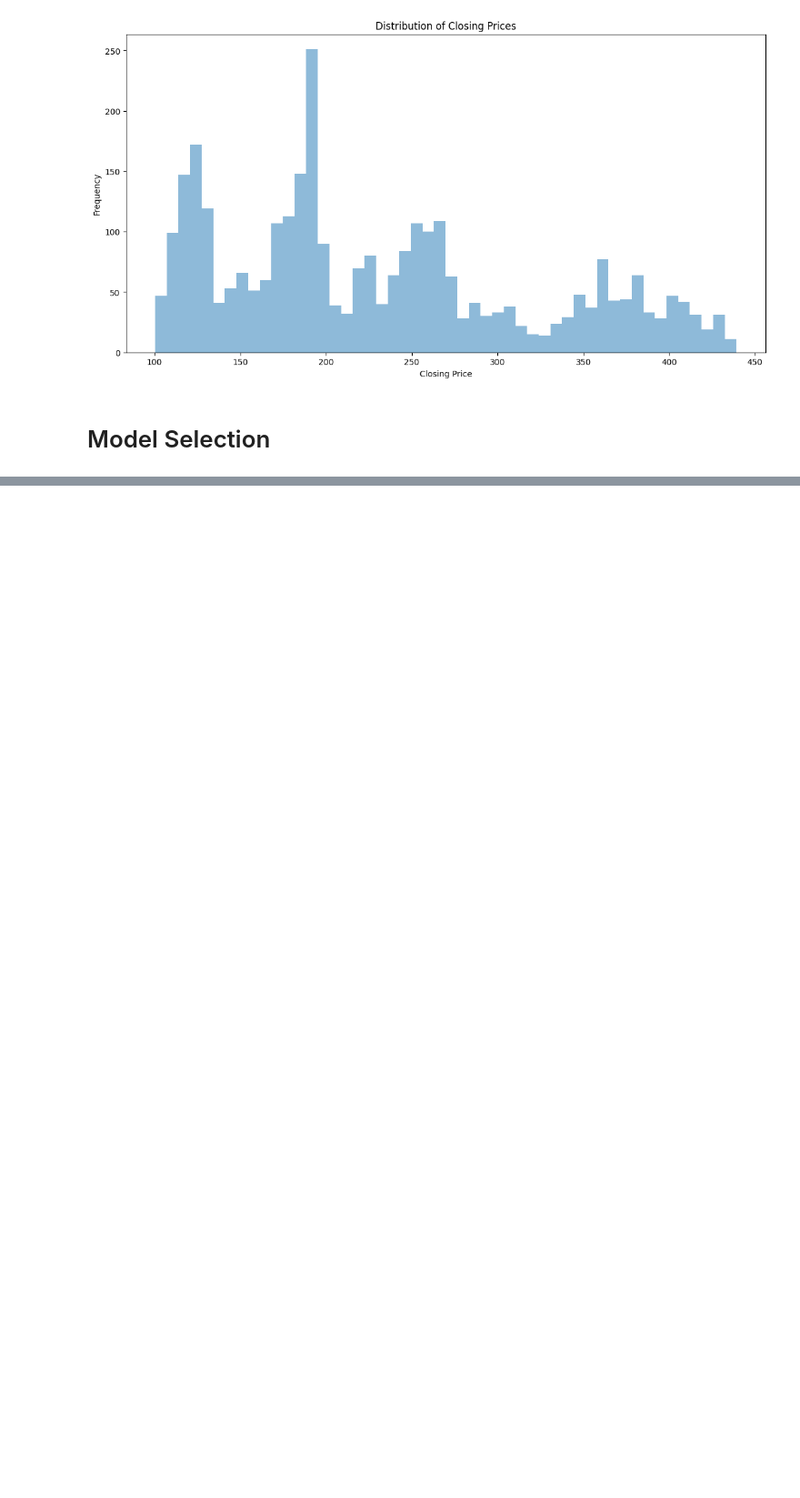
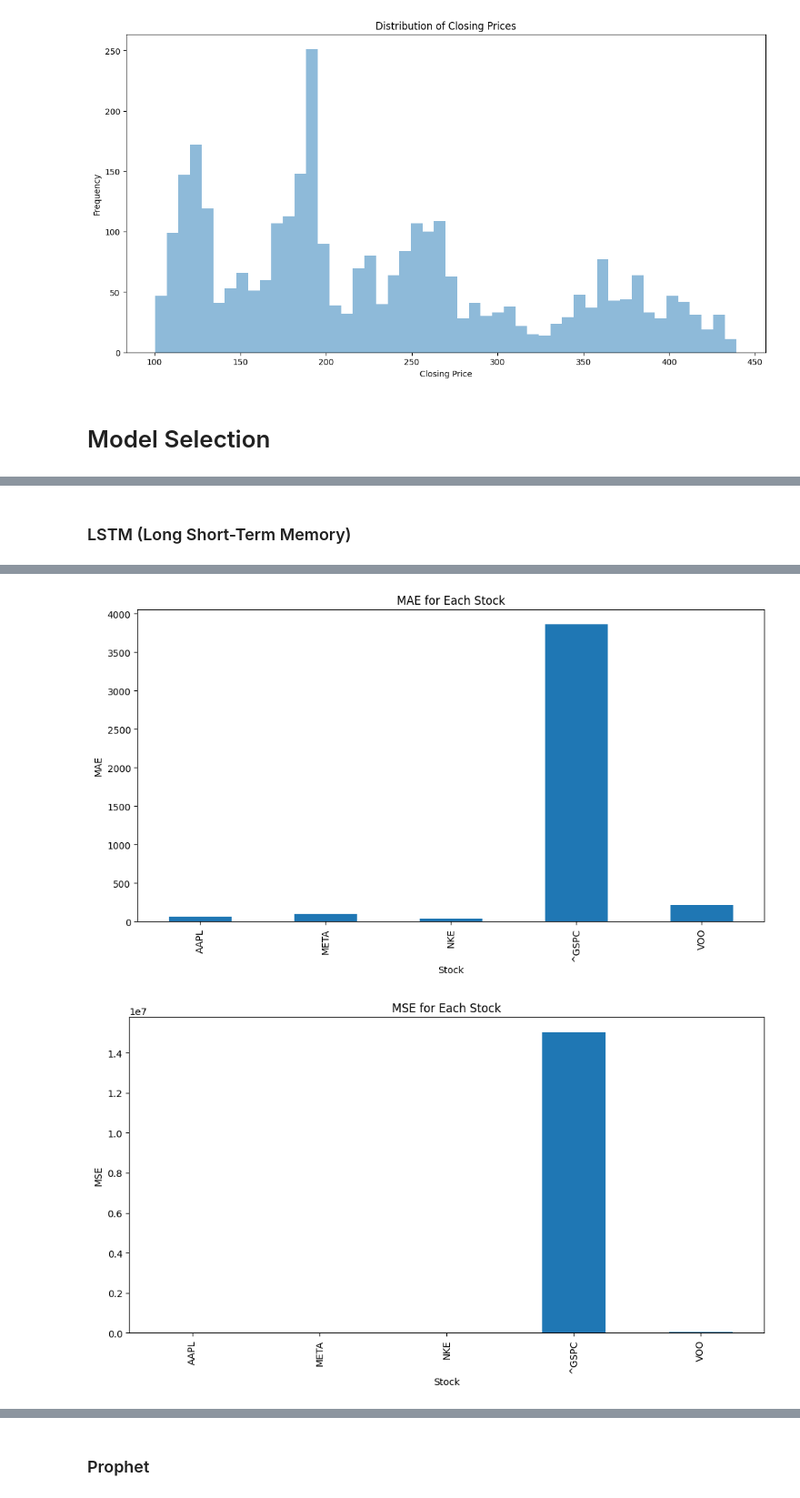
Before and after one commit to Jsosau24/Stock_Prediction_ML_Project, a Jupyter notebook: Stock Predictor.ipynb, the cells around one changed output, grey strips where cells are left out. Shown at 91% size. Drawn from its saved outputs; the diff is of its cells as text; code cells hidden in the pictures; blank space fills up the shorter version.

```diff
--- a/Stock Predictor.ipynb
+++ b/Stock Predictor.ipynb
@@ -435,0 +585,66 @@ plt.show()
+# %% [markdown]
+### LSTM (Long Short-Term Memory)
+# %%
+def train_model_lstm(stock, data):
+    # Drop any rows with missing values
+    data = data.dropna()
+
+    # Preprocess the data
+    X_train, X_test, y_train, y_test = split_data(data, 'NextClose', 0.2)
+
+    # Convert DataFrame to Numpy array before reshaping
+    X_train, X_test = X_train.values, X_test.values
+
+    # Reshape the data to add a third dimension
+    X_train = X_train.reshape((X_train.shape[0], X_train.shape[1], 1))
+    X_test = X_test.reshape((X_test.shape[0], X_test.shape[1], 1))
+
+    # Reshape the data to add a third dimension
+    X_train = X_train.reshape((X_train.shape[0], X_train.shape[1], 1))
+    X_test = X_test.reshape((X_test.shape[0], X_test.shape[1], 1))
+
+    # Define the LSTM model
+    model = Sequential()
+    model.add(LSTM(units=50, return_sequences=True, input_shape=(X_train.shape[1], 1)))
+    model.add(Dropout(0.2))
+    model.add(LSTM(units=50, return_sequences=False))
+    model.add(Dropout(0.2))
+    model.add(Dense(units=1))
+
+    # Compile the model
+    model.compile(optimizer='adam', loss='mean_squared_error')
+
+    # Train the model
+    model.fit(X_train, y_train, epochs=50, batch_size=32)
+
+    # Use the model to make predictions
+    predictions = model.predict(X_test)
+
+    # Evaluate the model
+    mae, mse, rmse = evaluate(predictions, y_test)
+
+    return stock, mae, mse, rmse
+
+def train_wrapper(args):
+    return train_model_lstm(*args)
+
+with concurrent.futures.ThreadPoolExecutor() as executor:
+    # Use the executor to map the train_wrapper function to the arguments
+    results = executor.map(train_wrapper, zip(stocks, dta))
+
+# Convert the results to a list
+results_list_lstm = list(results)
+
+# Create a DataFrame from the results
+results_df_lstm = pd.DataFrame(results_list_lstm, columns=['Stock', 'MAE', 'MSE', 'RMSE'])
+
+# Set the stock symbols as the index
+results_df_lstm.set_index('Stock', inplace=True)
+
+# Create a bar plot for each metric
+for metric in ['MAE', 'MSE', 'RMSE']:
+    results_df_lstm[metric].plot(kind='bar', figsize=(12, 6))
+    plt.title(f'{metric} for Each Stock')
+    plt.ylabel(metric)
+    plt.show()
+# %% [output]
@@ -435,0 +668,2 @@ plt.show()
+[figure, added]
+[figure, added]
@@ -435,0 +671,2 @@ plt.show()
+# %% [markdown]
+### Prophet
```
Also changed, not shown: parts of 23 cells of this notebook.
